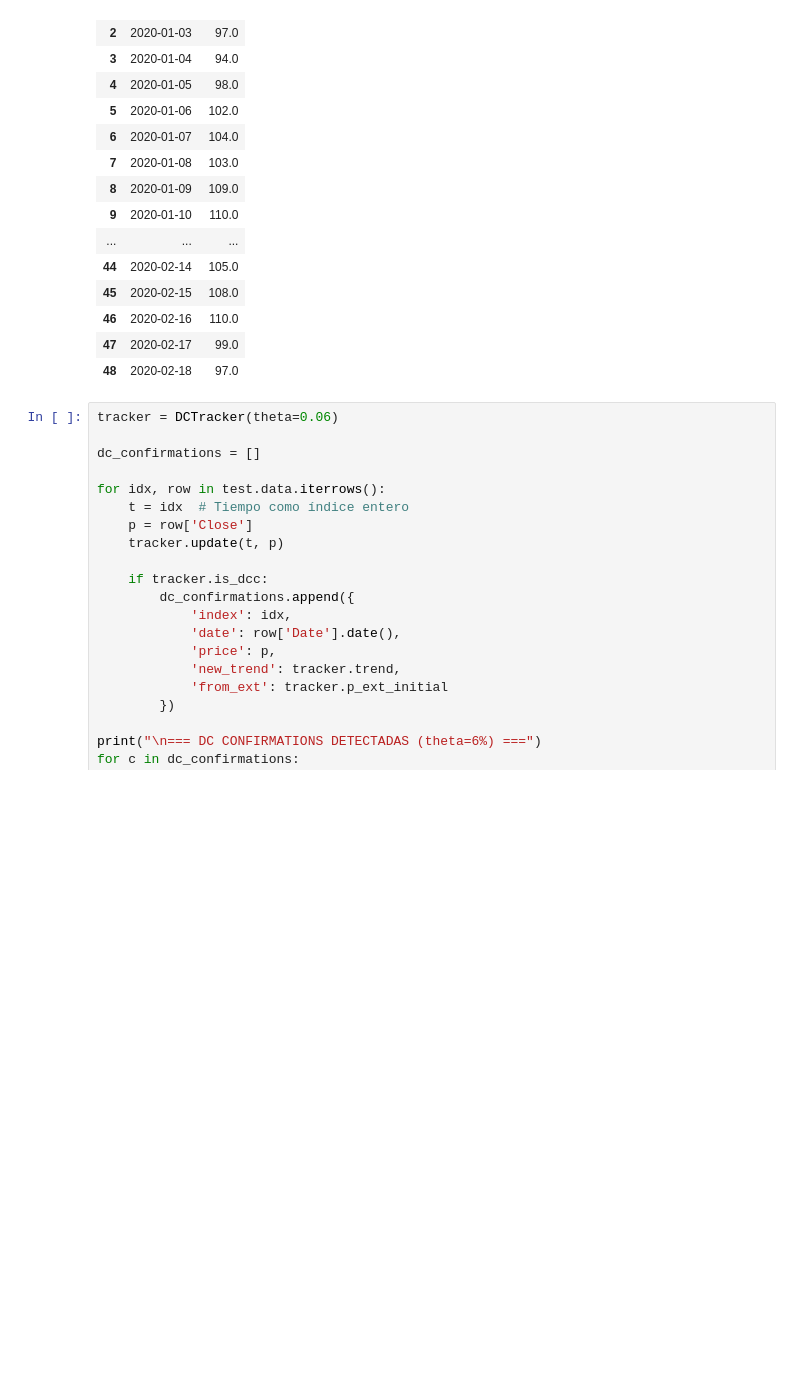
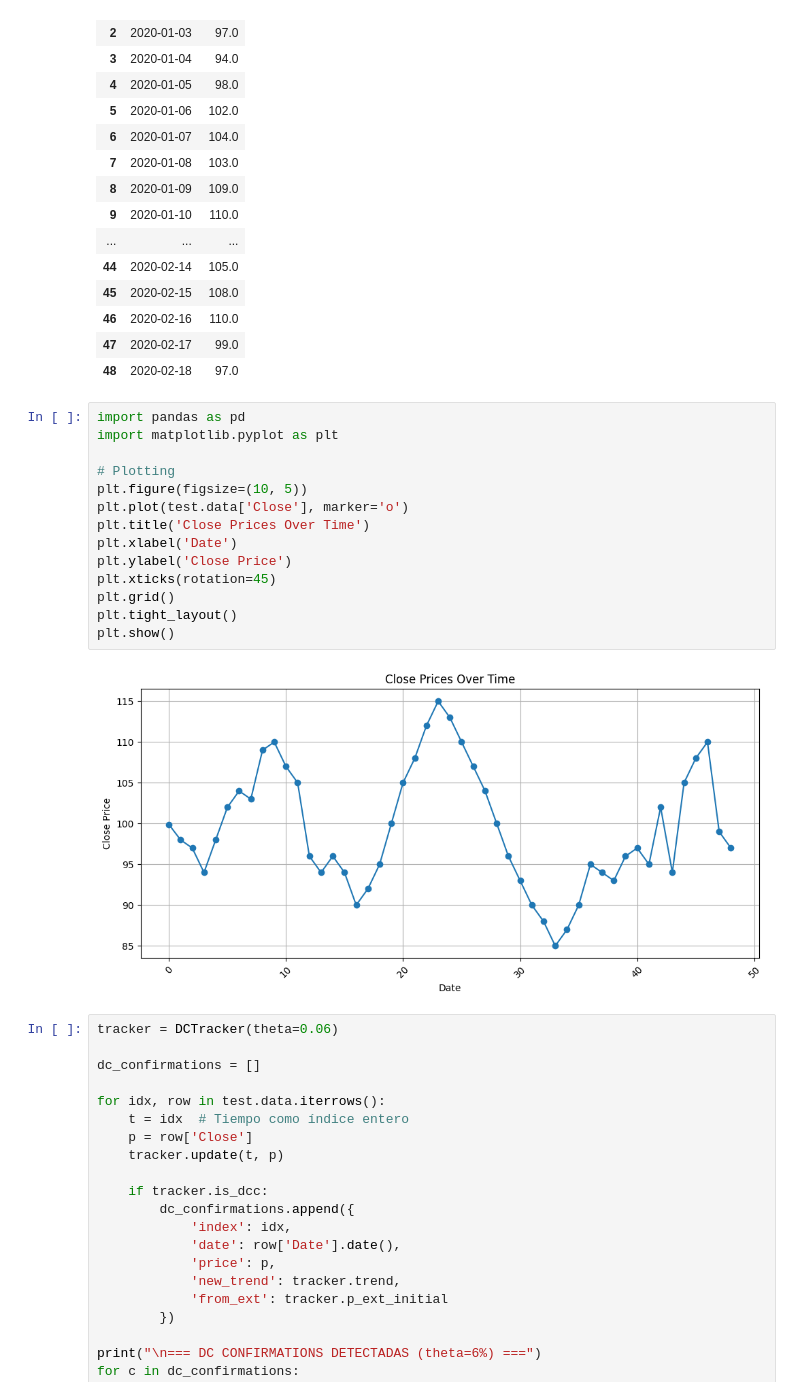
Before and after one commit to bdesia/MSTGAM-4trading, a Jupyter notebook: notebooks/tester.ipynb, the cells around one changed output. Drawn from its saved outputs; the diff is of its cells as text; blank space fills up the shorter version.

```diff
--- a/notebooks/tester.ipynb
+++ b/notebooks/tester.ipynb
@@ -35,6 +35,22 @@ test.data
 | 46 | 2020-02-16 | 110.0 |
 | 47 | 2020-02-17 | 99.0 |
 | 48 | 2020-02-18 | 97.0 |
+# %%
+import pandas as pd
+import matplotlib.pyplot as plt
+
+# Plotting
+plt.figure(figsize=(10, 5))
+plt.plot(test.data['Close'], marker='o')
+plt.title('Close Prices Over Time')
+plt.xlabel('Date')
+plt.ylabel('Close Price')
+plt.xticks(rotation=45)
+plt.grid()
+plt.tight_layout()
+plt.show()
+# %% [output]
+[figure, added]
 # %%
 tracker = DCTracker(theta=0.06)
 
```
Also changed, not shown: parts of 4 cells of this notebook, 2 other files.
